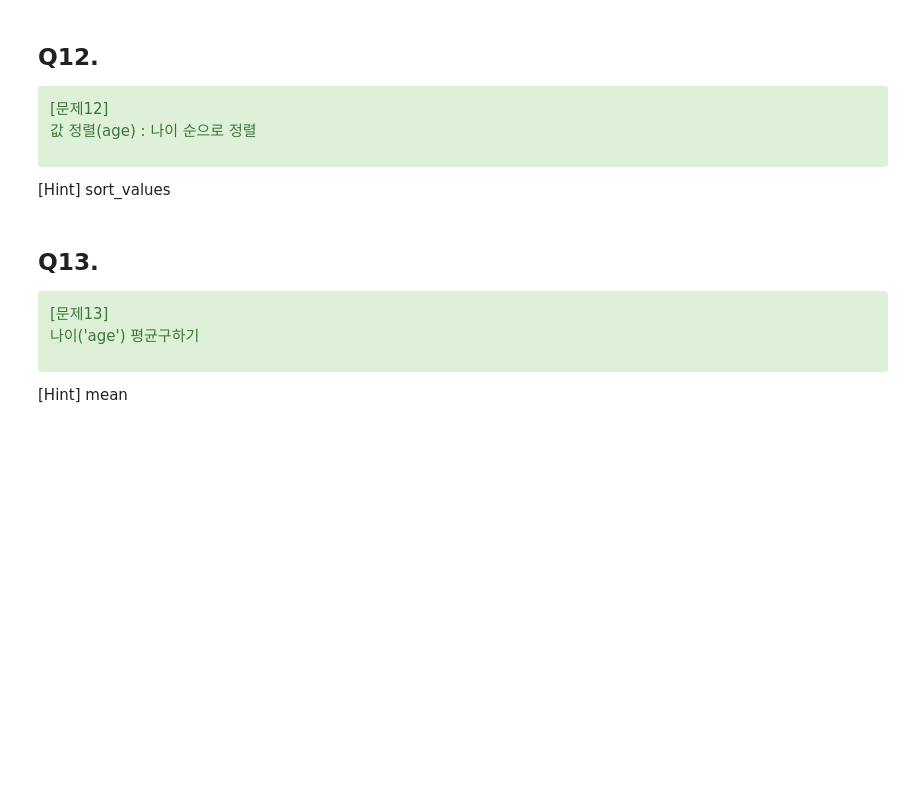
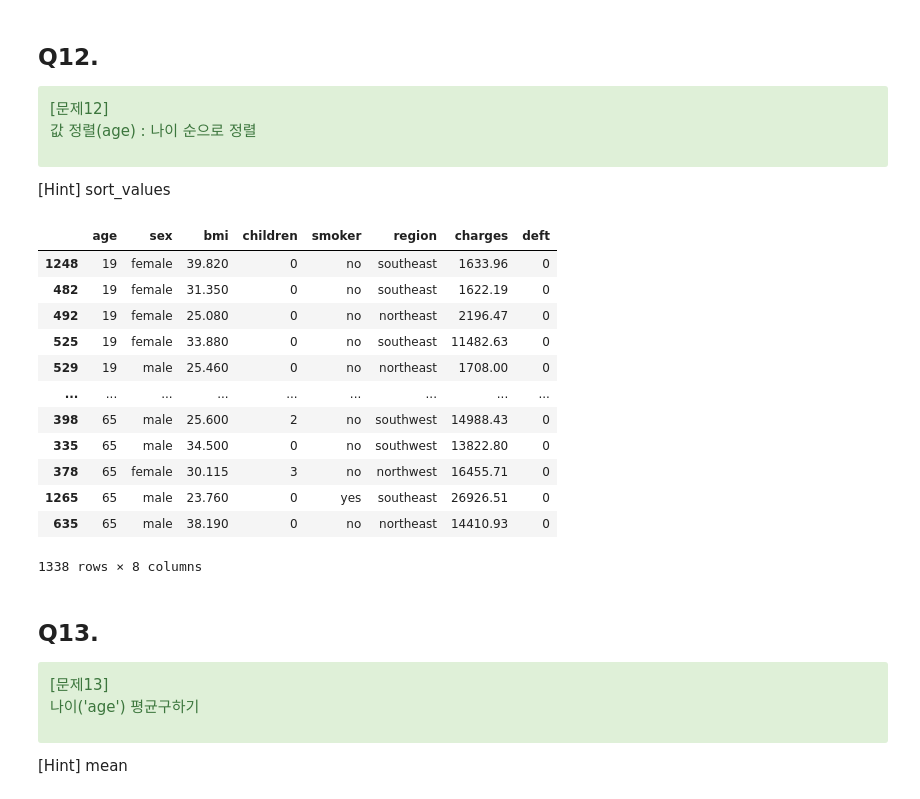
Before and after one commit to ukhyun-lee/stock_market_analysis, a Jupyter notebook: 2주차/pandas_exercise.ipynb, the cells around one changed output. Cells and saved outputs as stored; diff of their text form; code cells hidden in the pictures; blank space fills up the shorter version.

```diff
--- a/2주차/pandas_exercise.ipynb
+++ b/2주차/pandas_exercise.ipynb
@@ -160,6 +308,22 @@ sort_index()
 
 [Hint]
 sort_values
+# %%
+df.sort_values(by='age')
+# %% [output]
+|  | age | sex | bmi | children | smoker | region | charges | deft |
+| 1248 | 19 | female | 39.820 | 0 | no | southeast | 1633.96 | 0 |
+| 482 | 19 | female | 31.350 | 0 | no | southeast | 1622.19 | 0 |
+| 492 | 19 | female | 25.080 | 0 | no | northeast | 2196.47 | 0 |
+| 525 | 19 | female | 33.880 | 0 | no | southeast | 11482.63 | 0 |
+| 529 | 19 | male | 25.460 | 0 | no | northeast | 1708.00 | 0 |
+| ... | ... | ... | ... | ... | ... | ... | ... | ... |
+| 398 | 65 | male | 25.600 | 2 | no | southwest | 14988.43 | 0 |
+| 335 | 65 | male | 34.500 | 0 | no | southwest | 13822.80 | 0 |
+| 378 | 65 | female | 30.115 | 3 | no | northwest | 16455.71 | 0 |
+| 1265 | 65 | male | 23.760 | 0 | yes | southeast | 26926.51 | 0 |
+| 635 | 65 | male | 38.190 | 0 | no | northeast | 14410.93 | 0 |
+1338 rows × 8 columns
 # %% [markdown]
 ## Q13.
 <div class="alert alert-success">
```
Also changed, not shown: parts of 15 cells of this notebook.
